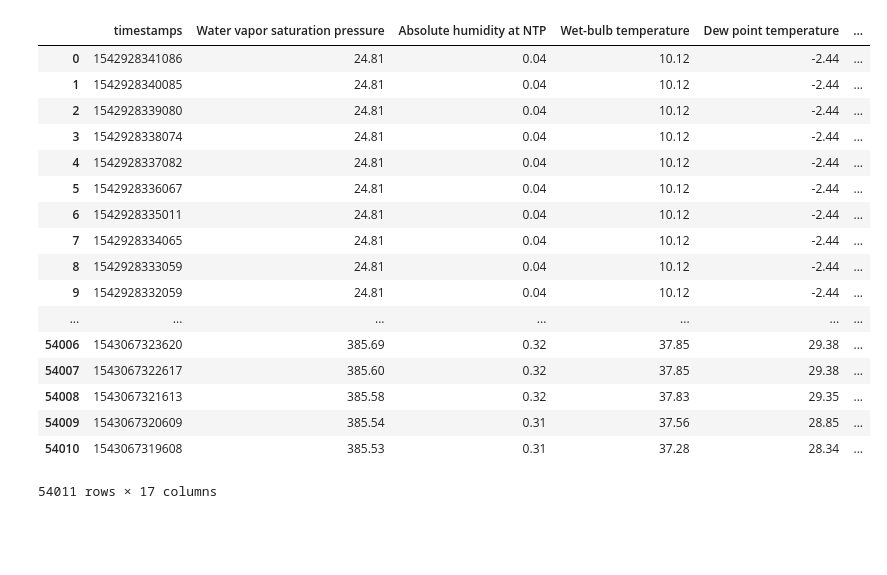
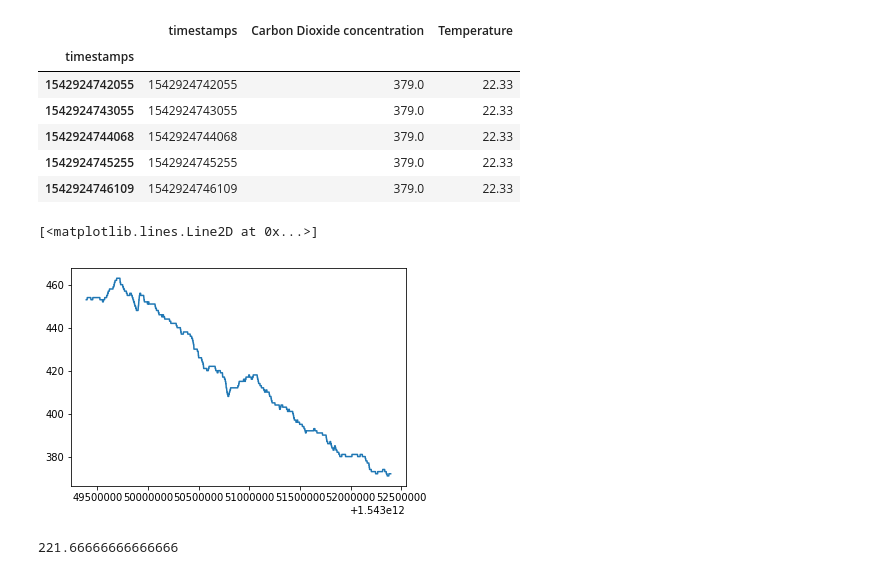
Before and after one commit to ale3otik/JunctionHachTheBanya, a Jupyter notebook: load.ipynb, the cells around one changed output. Saved outputs shown, nothing was run; the diff lists cells and outputs as text; code cells hidden in the pictures; blank space fills up the shorter version.

```diff
--- a/load.ipynb
+++ b/load.ipynb
@@ -85,21 +77,28 @@ Bench1.csv   Ceiling1.csv Doorway1.csv Floor1.csv   Stove1.csv
+# %%
+df = pd.read_csv("data/Stove1.csv")
+df = df.sort_values(by='timestamps')
+df.index = df['timestamps']
+# df = df.iloc[8 * 60 * 60: 15 * 60 * 60]
+df = df.iloc[8 * 60 * 60: ]
 # %%
-df
+df.head()
 # %% [output]
-|  | timestamps | Water vapor saturation pressure | Absolute humidity at NTP | Wet-bulb temperature | Dew point temperature | ... |
-| 0 | 1542928341086 | 24.81 | 0.04 | 10.12 | -2.44 | ... |
-| 1 | 1542928340085 | 24.81 | 0.04 | 10.12 | -2.44 | ... |
-| 2 | 1542928339080 | 24.81 | 0.04 | 10.12 | -2.44 | ... |
-| 3 | 1542928338074 | 24.81 | 0.04 | 10.12 | -2.44 | ... |
-| 4 | 1542928337082 | 24.81 | 0.04 | 10.12 | -2.44 | ... |
-| 5 | 1542928336067 | 24.81 | 0.04 | 10.12 | -2.44 | ... |
-| 6 | 1542928335011 | 24.81 | 0.04 | 10.12 | -2.44 | ... |
-| 7 | 1542928334065 | 24.81 | 0.04 | 10.12 | -2.44 | ... |
-| 8 | 1542928333059 | 24.81 | 0.04 | 10.12 | -2.44 | ... |
-| 9 | 1542928332059 | 24.81 | 0.04 | 10.12 | -2.44 | ... |
-| ... | ... | ... | ... | ... | ... | ... |
-| 54006 | 1543067323620 | 385.69 | 0.32 | 37.85 | 29.38 | ... |
-| 54007 | 1543067322617 | 385.60 | 0.32 | 37.85 | 29.38 | ... |
-| 54008 | 1543067321613 | 385.58 | 0.32 | 37.83 | 29.35 | ... |
-| 54009 | 1543067320609 | 385.54 | 0.31 | 37.56 | 28.85 | ... |
-| 54010 | 1543067319608 | 385.53 | 0.31 | 37.28 | 28.34 | ... |
+|  | timestamps | Carbon Dioxide concentration | Temperature |
+| timestamps |  |  |  |
+| 1542924742055 | 1542924742055 | 379.0 | 22.33 |
+| 1542924743055 | 1542924743055 | 379.0 | 22.33 |
+| 1542924744068 | 1542924744068 | 379.0 | 22.33 |
+| 1542924745255 | 1542924745255 | 379.0 | 22.33 |
+| 1542924746109 | 1542924746109 | 379.0 | 22.33 |
-54011 rows × 17 columns
+# %%
+df = df[:3000]
+plt.plot(df['timestamps'], df['Carbon Dioxide concentration'])
+# %% [output]
+[<matplotlib.lines.Line2D at 0x...>]
+[figure, added]
+# %%
+# 6 * x + 370 = 1500
+rashod = (1700 - 370) / 6
+rashod
+# %% [output]
+221.66666666666666
```
Also changed, not shown: parts of 17 cells of this notebook.
